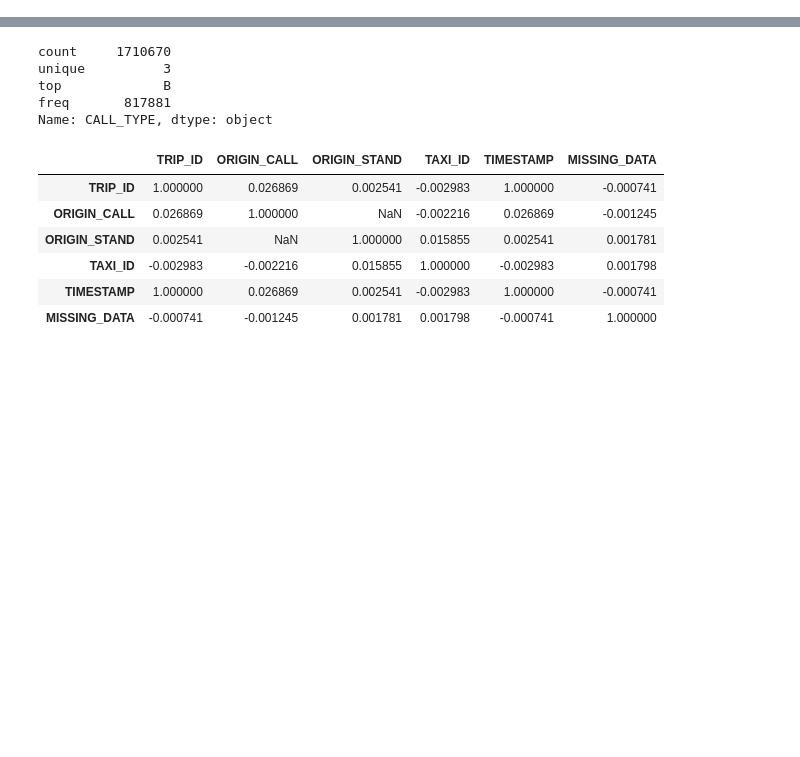
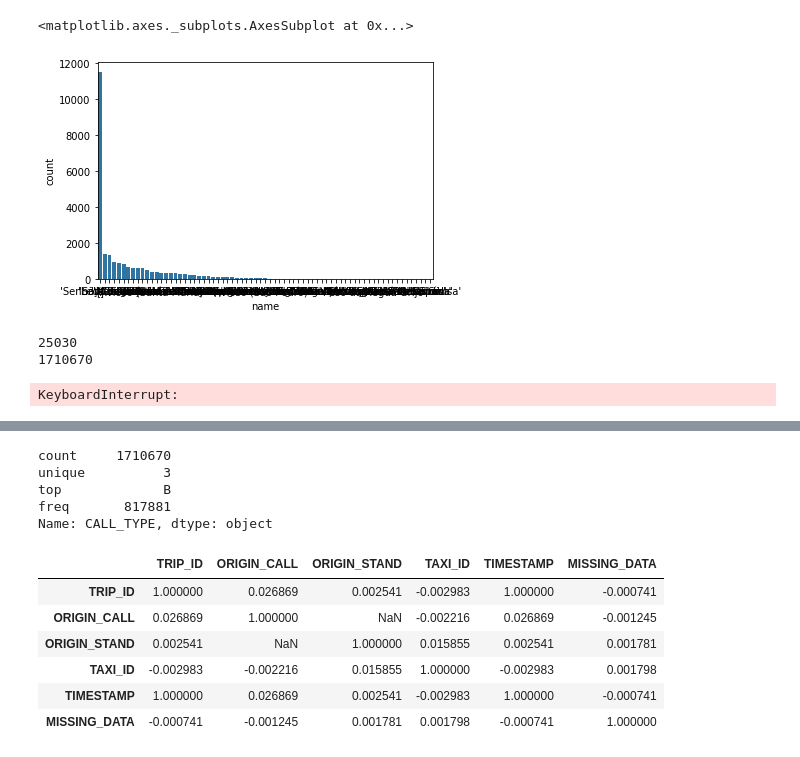
Before and after one commit to DongzhenHuangfu/taxi-trajectory-destination-prediction, a Jupyter notebook: data_analyse.ipynb, the cells around one changed output, grey strips where cells are left out. Cells and saved outputs as stored; diff of their text form; code cells hidden in the pictures; blank space fills up the shorter version.

```diff
--- a/data_analyse.ipynb
+++ b/data_analyse.ipynb
@@ -50,0 +14,2 @@ def tran_label(string):
+# %%
+city_area = pd.read_table('endpoint._p3.txt')
@@ -52,0 +68,14 @@ track_data = pd.read_csv("./train.csv")
+# %%
+base_color = sb.color_palette()[0]
+type_order = city_area["name"].value_counts().index
+sb.countplot(data = city_area, x = "name", color = base_color,
+            order = type_order)
+# %% [output]
+<matplotlib.axes._subplots.AxesSubplot at 0x...>
+[figure, added]
+# %%
+print(len(city_area["name"]))
+print(len(track_data["POLYLINE"]))
+# %% [output]
+25030
+1710670
@@ -52,0 +95,4 @@ track_data = pd.read_csv("./train.csv")
+# %%
+end_index = track_data["POLYLINE"].apply(pick_data_in_area)
+# %% [output]
+KeyboardInterrupt:
```
Also changed, not shown: parts of 47 cells of this notebook, 8 other files.
